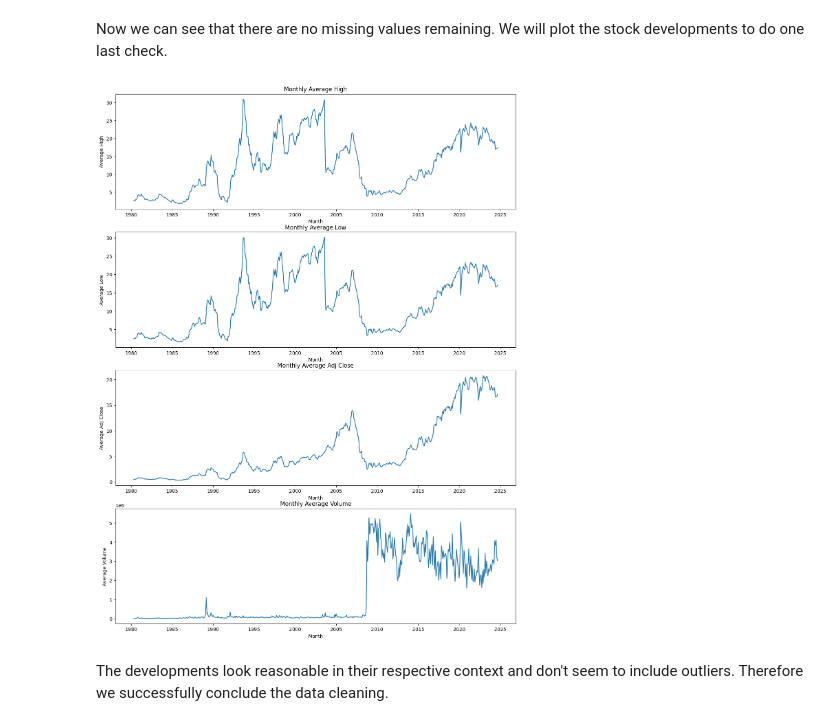
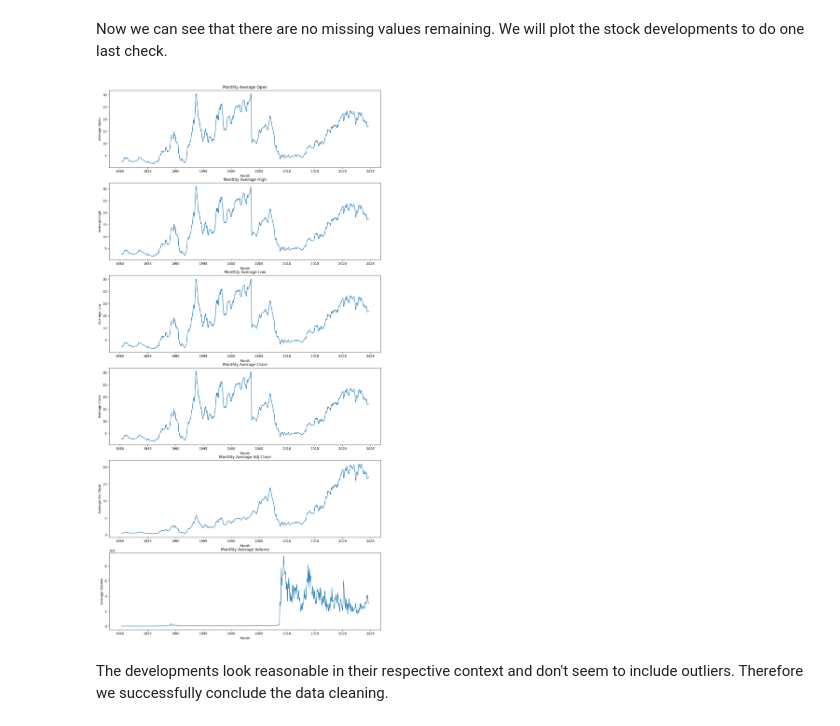
Before and after one commit to Noor-Raza/Python-for-Data-Science-Final-Project, a Jupyter notebook: Data Cleaning Workbooks/WEN_datacleaning.ipynb, the cells around one changed output. Cells and saved outputs as stored; diff of their text form; code cells hidden in the pictures.

```diff
--- a/Data Cleaning Workbooks/WEN_datacleaning.ipynb
+++ b/Data Cleaning Workbooks/WEN_datacleaning.ipynb
@@ -355,0 +366,6 @@ plt.show()  # Display graph
+# %%
+df.loc[df['Open'] > 100, 'Open'] = pd.NA  # Set all values in the column 'Open' above 100 to N/A
+
+no_open_above_100 = (df['Open'] >= 100).sum()  # Count how many Open values above 100 are remaining
+
+print(f'There are {no_open_above_100} Open values above 100 remaining.')
@@ -360,11 +378,11 @@ It appears that we have successfully removed all significant outliers.
 # %% [markdown]
 Now that we have replaced the outliers with N/A, we need to impute all the N/A's with other values.
 # %%
-columns = ['High', 'Low', 'Adj Close', 'Volume']  # Define the relevant columns for imputing
+impu_columns = ['High', 'Low', 'Adj Close', 'Volume']  # Define the relevant columns for imputing
 # %% [markdown]
 We have first determined the relevant columns we want to interpolate.
 # %%
-for col in columns:  # Iterate through all relevant columns (excluding 'Open' and 'Close' because they're treated differently later)
+for col in impu_columns:  # Iterate through all relevant columns (excluding 'Open' and 'Close' because they're treated differently later)
     df[col] = df[col].interpolate(method='linear')  # Interpolate missing values
 
 df.isna().sum()  # Check results
@@ -417,5 +435,5 @@ We can see that this is the beginning value of the respective column and was the
 # %%
-df.loc[0, 'Open'] = 0  # Replacing the first 'Open' price to 0
+df.loc[0, 'Open'] = df.loc[0, 'Low']  # Replacing the first 'Open' price with the first 'Low' price
 
 df.isna().sum()  # Check results
 # %% [output]
@@ -431,23 +449,23 @@ dtype: int64
 # %% [markdown]
 Now we can see that there are no missing values remaining. We will plot the stock developments to do one last check.
 # %%
-rows = len(columns)  # Determine the number of rows of subplots
+rows = len(visu_columns)  # Determine the number of rows of subplots
 fig, axes = plt.subplots(rows, 1, figsize=(15, 5 * rows))  # Adjust figure size based on rows
 axes = axes.flatten()  # Flatten axes for iteration
 
-for i, col in enumerate(columns):  # Iterate through the relevant columns
+for i, col in enumerate(visu_columns):  # Iterate through the relevant columns
     monthly_price = df.groupby('YearMonth')[col].mean()  # Group the price by months and calculate the mean
     monthly_price.index = monthly_price.index.to_timestamp()  # Convert the period to timestamp
     axes[i].plot(monthly_price)  # Plot the monthly prices
     axes[i].set_title(f'Monthly Average {col}')  # Set graph title
     axes[i].set_xlabel('Month')  # Set graph x axis label
     axes[i].set_ylabel(f'Average {col}')  # Set graph y axis label
 
 plt.show()  # Display graph
 
 df = df.drop(columns=['YearMonth'])  # Remove the column created for this graph after the last plot
 # %% [output]
-[figure, old version]
+[figure, new version]
 # %% [markdown]
 The developments look reasonable in their respective context and don't seem to include outliers. Therefore we successfully conclude the data cleaning.
 # %% [markdown]
```
Also changed, not shown: parts of 14 cells of this notebook, 1 other file.
